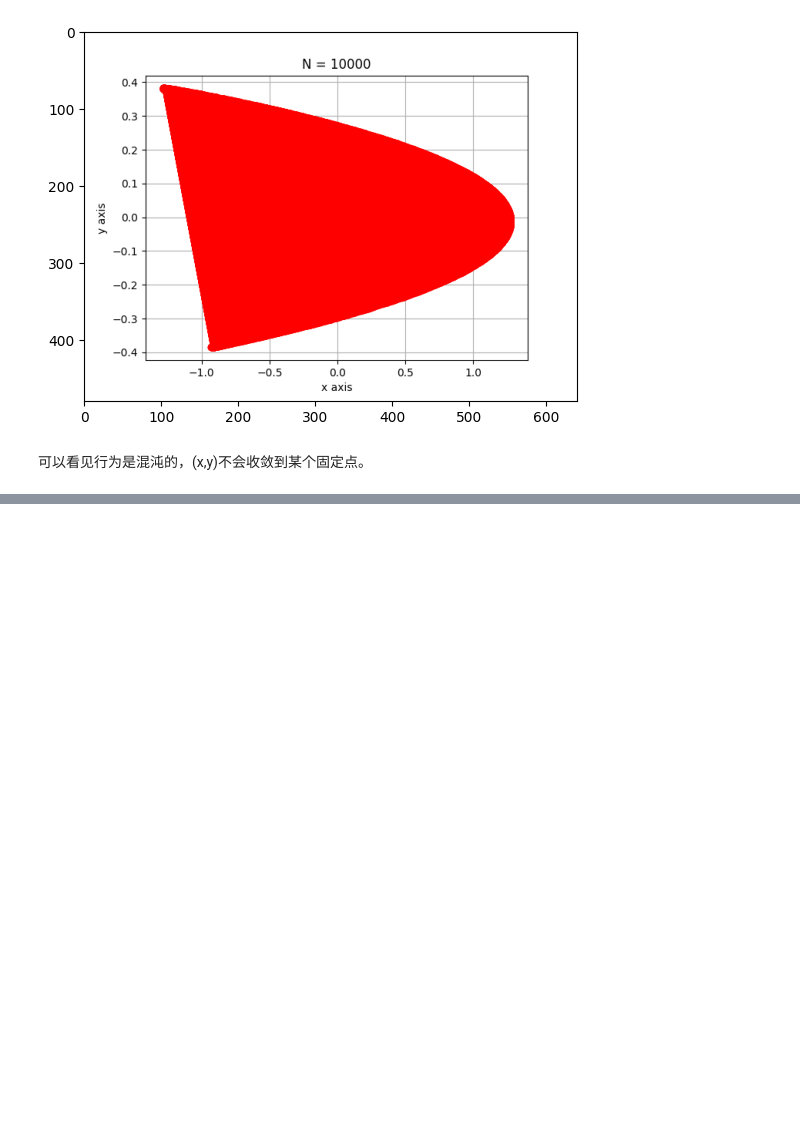
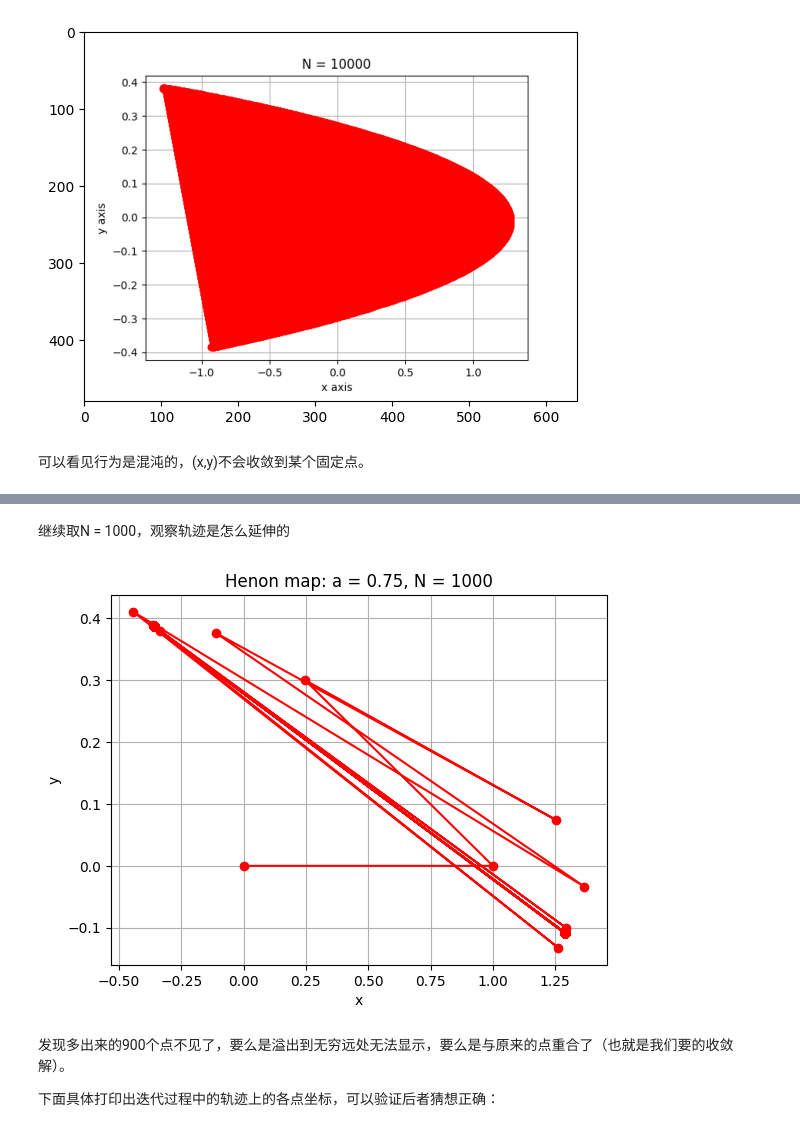
Before and after one commit to Eric-pistachio/XDSY118019-exam-zxj23307110145, a Jupyter notebook: finalexampart1.ipynb, the cells around one changed output, grey strips where cells are left out. Cells and saved outputs as stored; diff of their text form; code cells hidden in the pictures; blank space fills up the shorter version.

```diff
--- a/finalexampart1.ipynb
+++ b/finalexampart1.ipynb
@@ -101,0 +193,21 @@ plt.imshow(img)
+# %% [markdown]
+继续取N = 1000，观察轨迹是怎么延伸的
+# %%
+N = 1000
+
+x = Henon_map(a, b, x0, y0, N)[:, 0]
+y = Henon_map(a, b, x0, y0, N)[:, 1]
+
+plt.plot(x, y, 'r-o')
+plt.title('Henon map: a = %.2f, N = %d' % (a, N))
+plt.xlabel('x')
+plt.ylabel('y')
+plt.grid(True)
+
+plt.show()
+# %% [output]
+[figure, added]
+# %% [markdown]
+发现多出来的900个点不见了，要么是溢出到无穷远处无法显示，要么是与原来的点重合了（也就是我们要的收敛解）。
+
+下面具体打印出迭代过程中的轨迹上的各点坐标，可以验证后者猜想正确：
```
Also changed, not shown: parts of 16 cells of this notebook.
